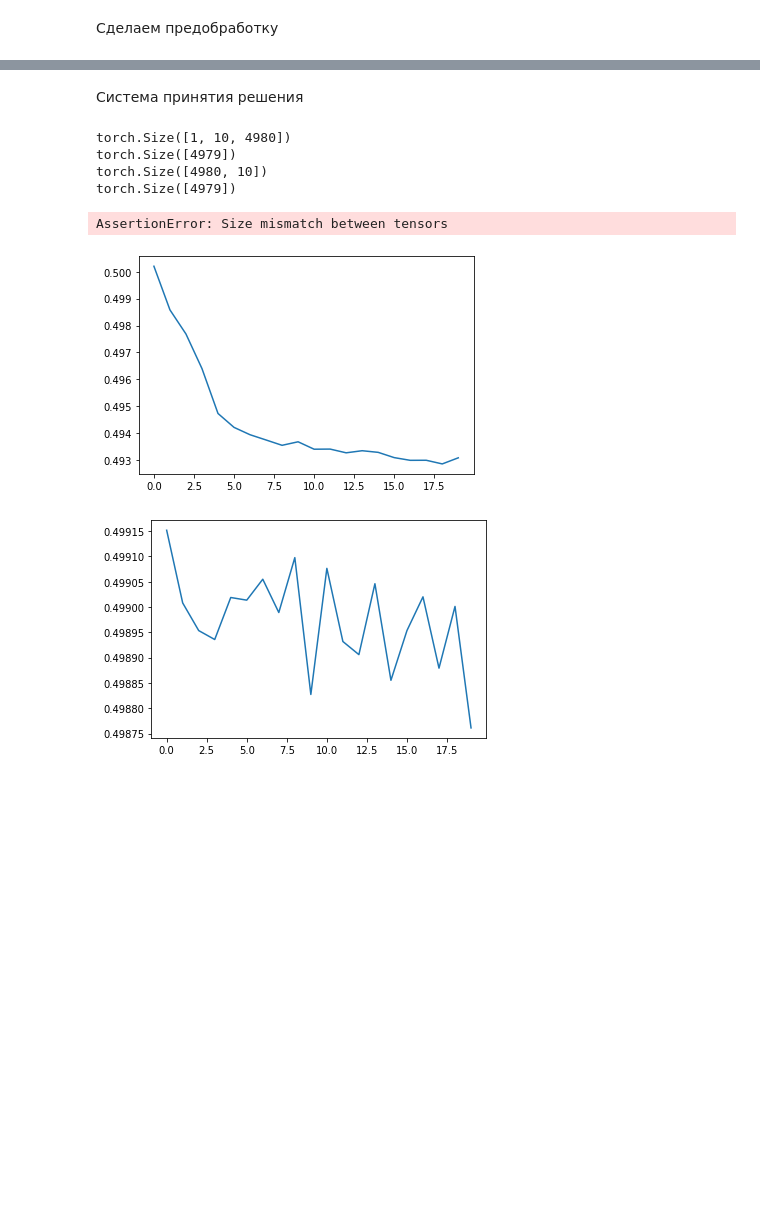
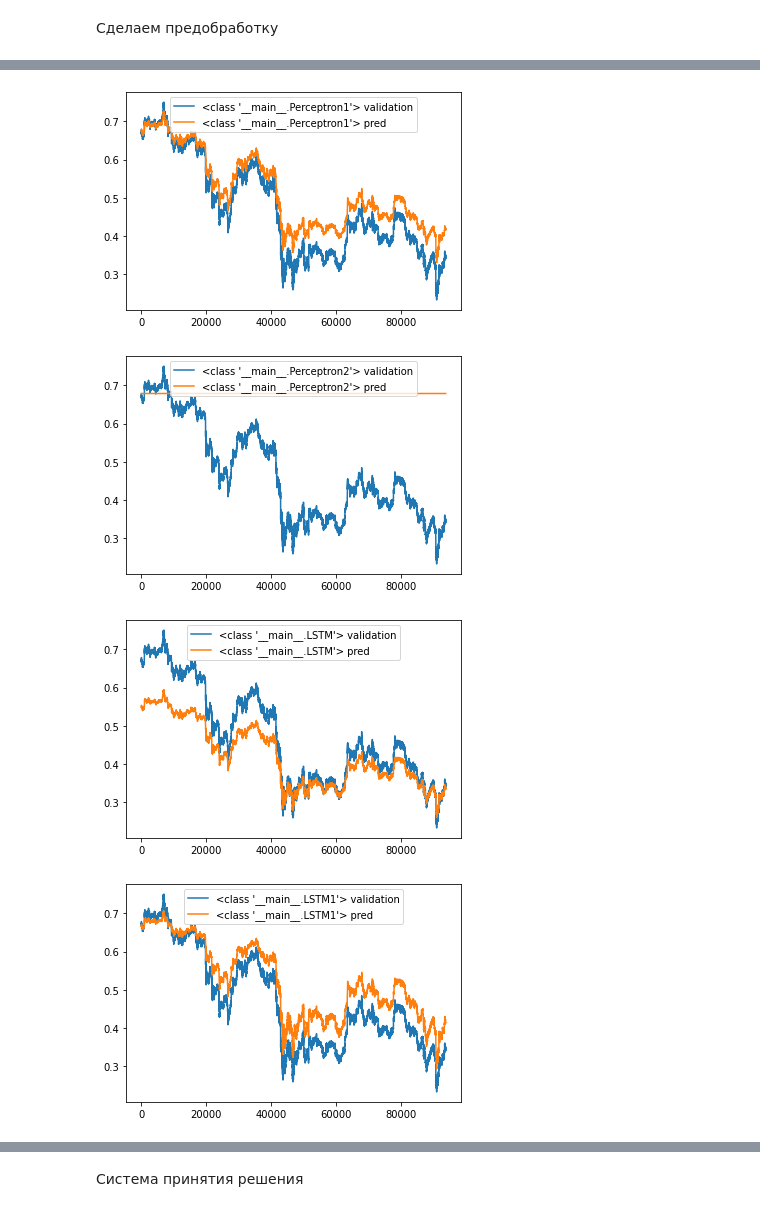
Before and after one commit to PeterLarochkin/discrete_structures, a Jupyter notebook: HM1/HM1.ipynb, the cells around one changed output, grey strips where cells are left out. Saved outputs shown, nothing was run; the diff lists cells and outputs as text; code cells hidden in the pictures; blank space fills up the shorter version.

```diff
--- a/HM1/HM1.ipynb
+++ b/HM1/HM1.ipynb
@@ -361,0 +247,21 @@ plt.show()
+# %%
+# print(x_validatation[0])
+def show_predict(done_model):
+    with torch.no_grad():
+        pred_1 = list(map(lambda item: done_model(item.view(1, 1, 10)).item(), x_validatation ))
+        pred_all = list(x_validatation[0])
+        for i in range(len(y_validatation)):
+            pred_all.append(done_model(torch.FloatTensor(pred_all[i:i+10]).view(1, 1, 10)).item())
+        ratio = 0.99
+        plt.plot(range(len(y_validatation[:int(len(y_validatation)*ratio)])), y_validatation[:int(len(y_validatation)*ratio)], label="{} validation".format(type(done_model)))
+        plt.plot(range(len(pred_1[:int(len(pred_1)*ratio)])), pred_1[:int(len(pred_1)*ratio)], label="{} pred".format(type(done_model)))
+        # plt.plot(range(len(pred_all[:int(len(pred_all)*ratio)])), pred_all[:int(len(pred_all)*ratio)], label="pred all")
+        plt.legend(loc='upper center')
+        plt.show()
+for done_model in done_models:
+    show_predict(done_model)
+# %% [output]
+[figure, added]
+[figure, added]
+[figure, added]
+[figure, added]
@@ -402,7 +323,7 @@ y_train = torch.from_numpy(np.array(difference(train[10:])))
 y_train[y_train > 0] = 1
 y_train[y_train <= 0] = 0
 
-y_validatation = torch.from_numpy(np.array(difference(validation[10:])))
+y_validatation = torch.from_numpy(np.array(difference(valid[10:])))
 y_validatation[y_validatation > 0] = 1
 y_validatation[y_validatation <= 0] = 0
 
@@ -411,21 +332,7 @@ print(y_train.size())
 print(x_validatation.size())
 print(y_validatation.size())
 
-classificator, classificator_train, classificator_validation = totrain(classifier, n_epochs, device, x_train, y_train, x_validatation, y_validatation, batch_size, loss_function, optimizer)
+classificator, classificator_train, classificator_validation = to_train(classifier, n_epochs, device, x_train, y_train, x_validatation, y_validatation, batch_size, loss_function, optimizer)
-# %% [output]
-torch.Size([1, 10, 4980])
-torch.Size([4979])
-torch.Size([4980, 10])
-torch.Size([4979])
-AssertionError: Size mismatch between tensors
-# %%
-plt.plot(range(len(classificator_train)), classificator_train)
-plt.show()
-plt.plot(range(len(classificator_validation)), classificator_validation)
-plt.show()
-# %% [output]
-[figure, removed]
-[figure, removed]
 # %%
 def get_recomendation(classificator, first_ten, thresh):
     first_ten = torch.tensor(first_ten)
```
Also changed, not shown: parts of 16 cells of this notebook.
